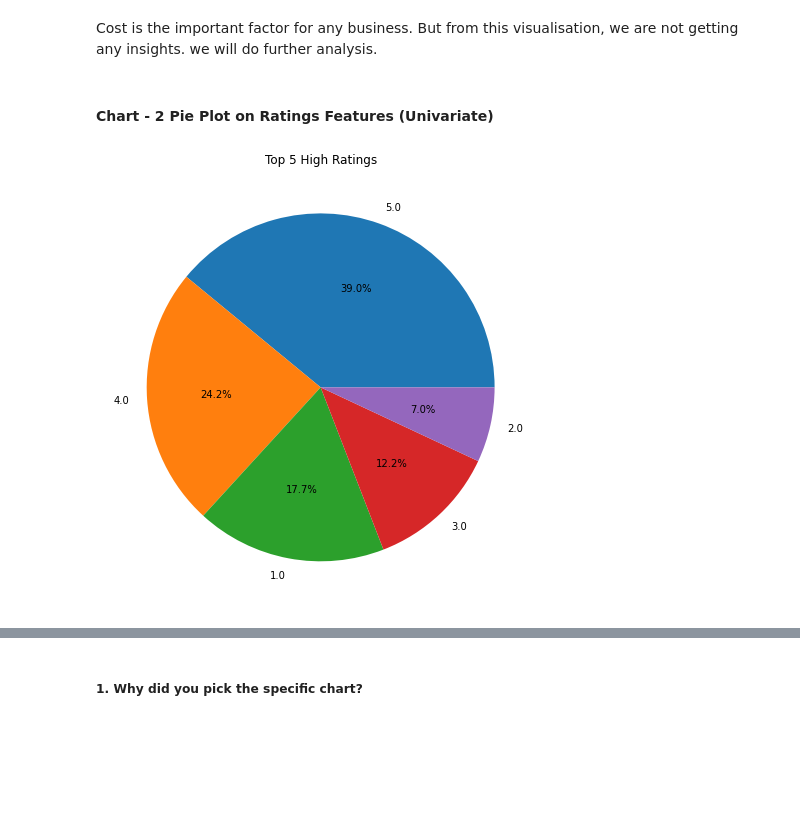
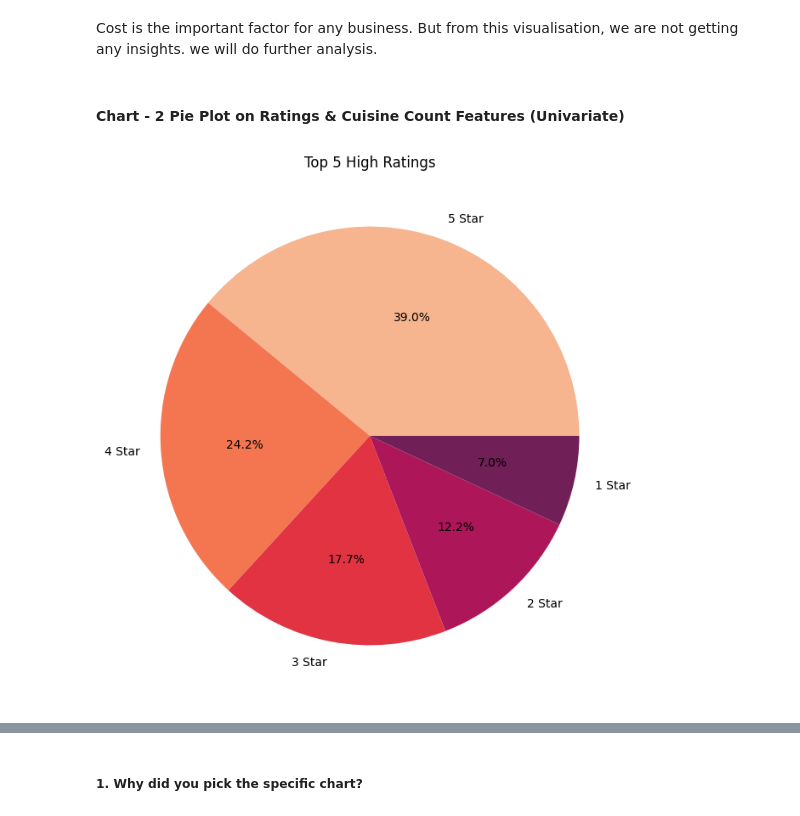
Before and after one commit to riyapatelrp/Zomato-Restaurant-Clustering-, a Jupyter notebook: Zomato_Restaurant_Clustering_&_Sentiment_Analysis.ipynb, the cells around one changed output, grey strips where cells are left out. Drawn from its saved outputs; the diff is of its cells as text; code cells hidden in the pictures; blank space fills up the shorter version.

```diff
--- a/Zomato_Restaurant_Clustering_&_Sentiment_Analysis.ipynb
+++ b/Zomato_Restaurant_Clustering_&_Sentiment_Analysis.ipynb
@@ -967,0 +986,5 @@ memory usage: 1.1+ MB
+# %%
+# creating new variable review length
+reviews_df['Review'] = reviews_df['Review'].astype(str)
+reviews_df['Review_length'] = reviews_df['Review'].apply(len)
+reviews_df.head(2)
@@ -967,0 +995,5 @@ memory usage: 1.1+ MB
+# %%
+# creating new column named polarity for the sentiment analysis
+from textblob import TextBlob
+reviews_df['Polarity'] = reviews_df['Review'].astype(str).apply(lambda x: TextBlob(x).sentiment.polarity)
+reviews_df.head(2)
@@ -1049,21 +1091,24 @@ Are there any insights that lead to negative growth? Justify with specific reaso
 # %% [markdown]
 Cost is the important factor for any business. But from this visualisation, we are not getting any insights. we will do further analysis.
 # %% [markdown]
-#### Chart - 2 Pie Plot on Ratings Features (Univariate)
+#### Chart - 2 Pie Plot on Ratings & Cuisine Count Features (Univariate)
 # %%
 # Chart - 2 visualization code
+# GRAPH - 2
 # Pie Plot of Total count of ratings from 1 star to 5 star
 
 # ratings_df = reviews_df['Rating'].value_counts().reset_index()
 # ratings_df.rename(columns={'index': 'Ratings(1-5)'}, inplace=True)
 # ratings_df.rename(columns={'Rating': 'Count'}, inplace=True)
 # ratings_df
 
 plt.figure(figsize=(15,8))
 x_label = reviews_df['Rating'].value_counts().index
 y_label = reviews_df['Rating'].value_counts().values
-plt.pie(x = y_label[:5], labels = x_label[:5], autopct='%1.1f%%')
+palette_color = sns.color_palette('rocket_r')
+keys = [ '5 Star', '4 Star', '3 Star', '2 Star', '1 Star']
+plt.pie(x = y_label[:5], labels = keys, autopct='%1.1f%%', colors=palette_color)
 plt.title('Top 5 High Ratings', color= 'black')
 plt.show()
 # %% [output]
-[figure, old version]
+[figure, new version]
```
Also changed, not shown: parts of 191 cells of this notebook.
